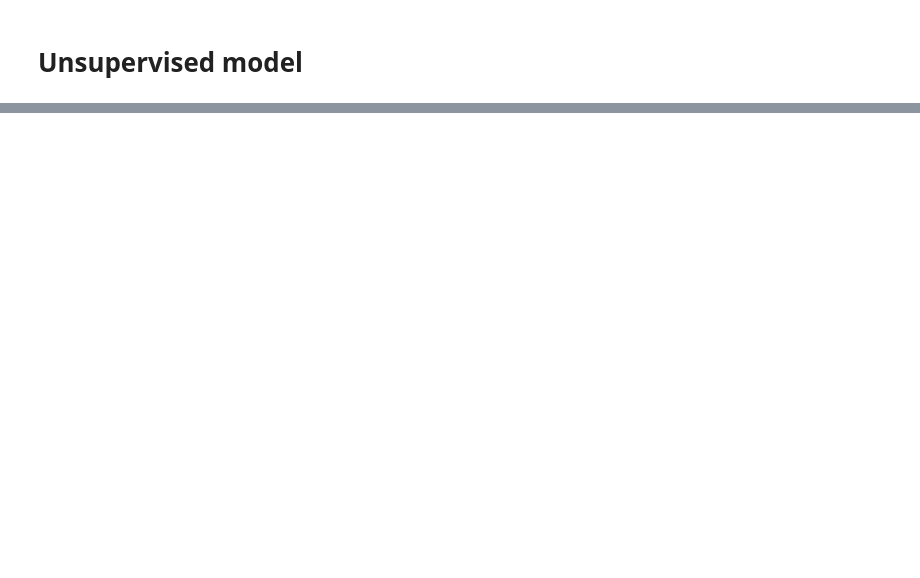
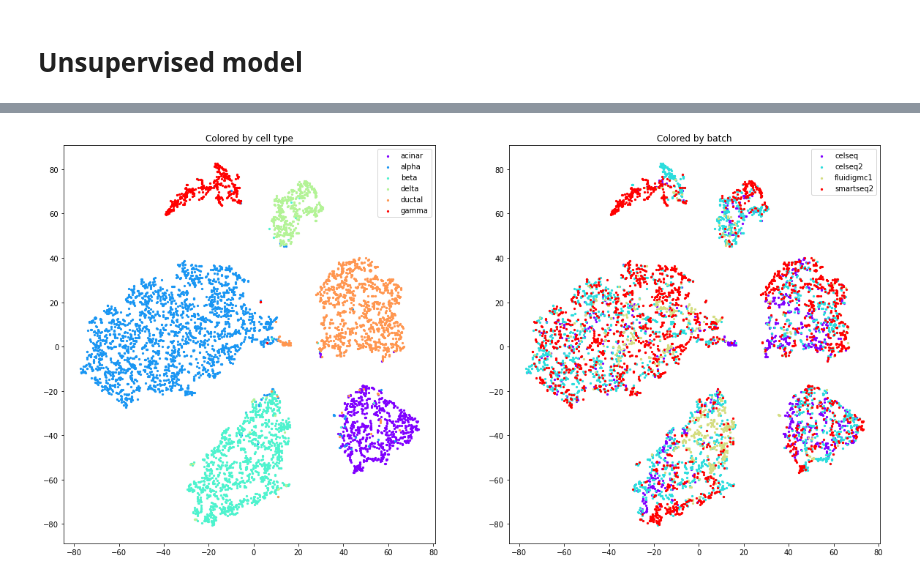
Before and after one commit to Zhang-Jinglong/MAT2, a Jupyter notebook: demo/test.ipynb, the cells around one changed output, grey strips where cells are left out. Drawn from its saved outputs; the diff is of its cells as text; code cells hidden in the pictures; blank space fills up the shorter version.

Commit message:
Add semi-supervised mode!

```diff
--- a/demo/test.ipynb
+++ b/demo/test.ipynb
@@ -154,0 +158,5 @@ plot_tsne(rec_tsne)
+# %%
+# Remove 80% cell type annotations for testing.
+test_meta = metadata.copy()
+test_meta['type'][np.random.randint(0, len(metadata), int(len(metadata) * 0.8))] = ''
+test_meta
@@ -154,0 +177,9 @@ plot_tsne(rec_tsne)
+# %%
+model = BuildMAT2(
+    data=data,
+    metadata=test_meta,
+    anchor=anchor,
+    num_workers=2,
+    use_gpu=True,
+    mode='semi-supervised')
+model.train(epochs=30)
@@ -154,0 +191,7 @@ plot_tsne(rec_tsne)
+# %%
+rec = model.evaluate(data)
+rec_pca = PCA(n_components=50).fit_transform(rec)
+rec_tsne = TSNE(n_components=2).fit_transform(rec_pca)
+plot_tsne(rec_tsne)
+# %% [output]
+[figure, added]
```
Also changed, not shown: parts of 8 cells of this notebook, 6 other files.
